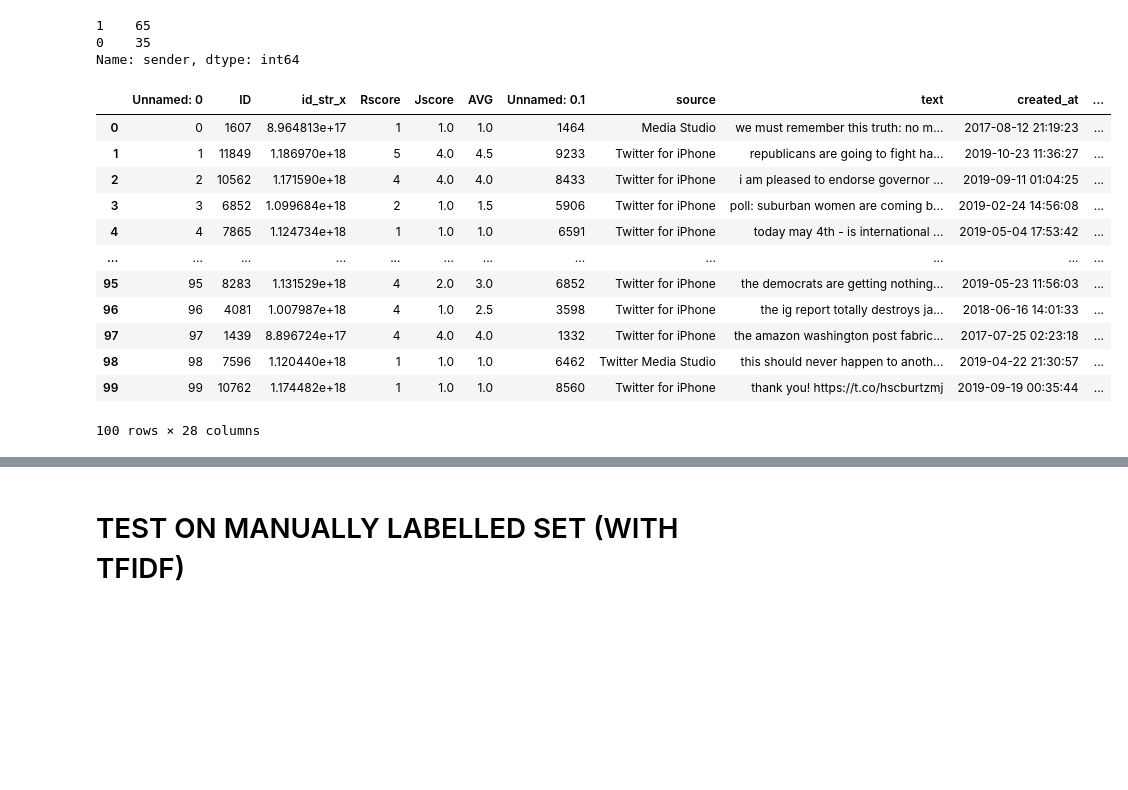
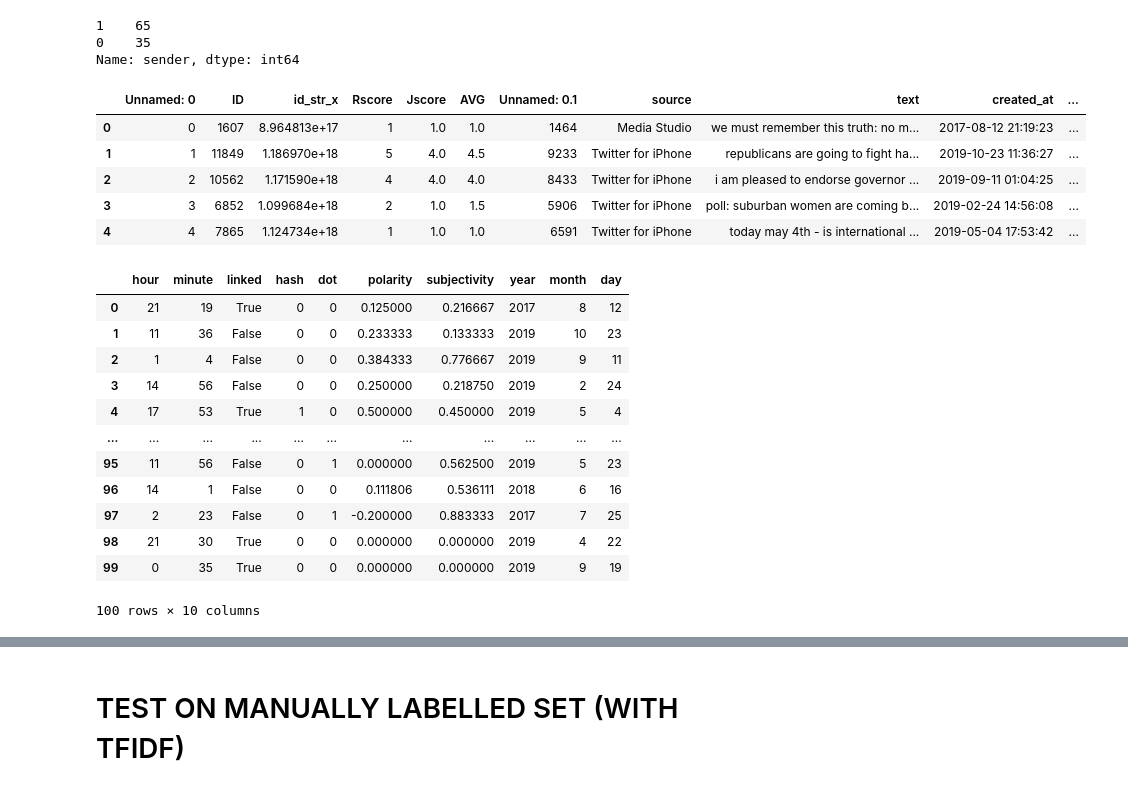
Before and after one commit to ddemarco96/FinalProject40, a Jupyter notebook: Trump_Tweet_Model.ipynb, the cells around one changed output, grey strips where cells are left out. Saved outputs shown, nothing was run; the diff lists cells and outputs as text; code cells hidden in the pictures; blank space fills up the shorter version.

```diff
--- a/Trump_Tweet_Model.ipynb
+++ b/Trump_Tweet_Model.ipynb
@@ -218,6 +283,7 @@ model_with_tfidf.score(x_pre_iphone_test_wtfidf, y_pre_iphone_test_wtfidf)
 # %%
 manually_labelled_set = pd.read_csv("manul100.csv")
 manually_labelled_set['created_at'] = pd.to_datetime(manually_labelled_set['created_at'])
+manually_labelled_set['is_retweet'] = 0
 # %%
 manually_labelled_set['sender'] = (manually_labelled_set['AVG'] >= 2.5).astype(int)
 # %%
@@ -232,19 +298,12 @@ manually_labelled_set['month'] = manually_labelled_set.created_at.dt.month
 manually_labelled_set['day'] = manually_labelled_set.created_at.dt.day
 manually_labelled_set['minute'] = manually_labelled_set.created_at.dt.minute
 # %%
-manually_labelled_set
+manually_labelled_set.head()
 # %% [output]
 |  | Unnamed: 0 | ID | id_str_x | Rscore | Jscore | AVG | Unnamed: 0.1 | source | text | created_at | ... |
 | 0 | 0 | 1607 | 8.964813e+17 | 1 | 1.0 | 1.0 | 1464 | Media Studio | we must remember this truth: no m... | 2017-08-12 21:19:23 | ... |
 | 1 | 1 | 11849 | 1.186970e+18 | 5 | 4.0 | 4.5 | 9233 | Twitter for iPhone | republicans are going to fight ha... | 2019-10-23 11:36:27 | ... |
 | 2 | 2 | 10562 | 1.171590e+18 | 4 | 4.0 | 4.0 | 8433 | Twitter for iPhone | i am pleased to endorse governor ... | 2019-09-11 01:04:25 | ... |
 | 3 | 3 | 6852 | 1.099684e+18 | 2 | 1.0 | 1.5 | 5906 | Twitter for iPhone | poll: suburban women are coming b... | 2019-02-24 14:56:08 | ... |
 | 4 | 4 | 7865 | 1.124734e+18 | 1 | 1.0 | 1.0 | 6591 | Twitter for iPhone | today may 4th - is international ... | 2019-05-04 17:53:42 | ... |
-| ... | ... | ... | ... | ... | ... | ... | ... | ... | ... | ... | ... |
-| 95 | 95 | 8283 | 1.131529e+18 | 4 | 2.0 | 3.0 | 6852 | Twitter for iPhone | the democrats are getting nothing... | 2019-05-23 11:56:03 | ... |
-| 96 | 96 | 4081 | 1.007987e+18 | 4 | 1.0 | 2.5 | 3598 | Twitter for iPhone | the ig report totally destroys ja... | 2018-06-16 14:01:33 | ... |
-| 97 | 97 | 1439 | 8.896724e+17 | 4 | 4.0 | 4.0 | 1332 | Twitter for iPhone | the amazon washington post fabric... | 2017-07-25 02:23:18 | ... |
-| 98 | 98 | 7596 | 1.120440e+18 | 1 | 1.0 | 1.0 | 6462 | Twitter Media Studio | this should never happen to anoth... | 2019-04-22 21:30:57 | ... |
-| 99 | 99 | 10762 | 1.174482e+18 | 1 | 1.0 | 1.0 | 8560 | Twitter for iPhone | thank you! https://t.co/hscburtzmj | 2019-09-19 00:35:44 | ... |
-100 rows × 28 columns
 # %%
@@ -254,3 +315,19 @@ manual_test_set = manually_labelled_set[['hour', 'min', 'linked', 'hash',
 # %%
 x_manual_test_set = manual_test_set.drop(['sender', 'text'], axis = 1, errors='ignore')
 y_manual_test_set = manual_test_set.sender
+# %%
+x_manual_test_set
+# %% [output]
+|  | hour | minute | linked | hash | dot | polarity | subjectivity | year | month | day |
+| 0 | 21 | 19 | True | 0 | 0 | 0.125000 | 0.216667 | 2017 | 8 | 12 |
+| 1 | 11 | 36 | False | 0 | 0 | 0.233333 | 0.133333 | 2019 | 10 | 23 |
+| 2 | 1 | 4 | False | 0 | 0 | 0.384333 | 0.776667 | 2019 | 9 | 11 |
+| 3 | 14 | 56 | False | 0 | 0 | 0.250000 | 0.218750 | 2019 | 2 | 24 |
+| 4 | 17 | 53 | True | 1 | 0 | 0.500000 | 0.450000 | 2019 | 5 | 4 |
+| ... | ... | ... | ... | ... | ... | ... | ... | ... | ... | ... |
+| 95 | 11 | 56 | False | 0 | 1 | 0.000000 | 0.562500 | 2019 | 5 | 23 |
+| 96 | 14 | 1 | False | 0 | 0 | 0.111806 | 0.536111 | 2018 | 6 | 16 |
+| 97 | 2 | 23 | False | 0 | 1 | -0.200000 | 0.883333 | 2017 | 7 | 25 |
+| 98 | 21 | 30 | True | 0 | 0 | 0.000000 | 0.000000 | 2019 | 4 | 22 |
+| 99 | 0 | 35 | True | 0 | 0 | 0.000000 | 0.000000 | 2019 | 9 | 19 |
+100 rows × 10 columns
```
Also changed, not shown: parts of 59 cells of this notebook.
